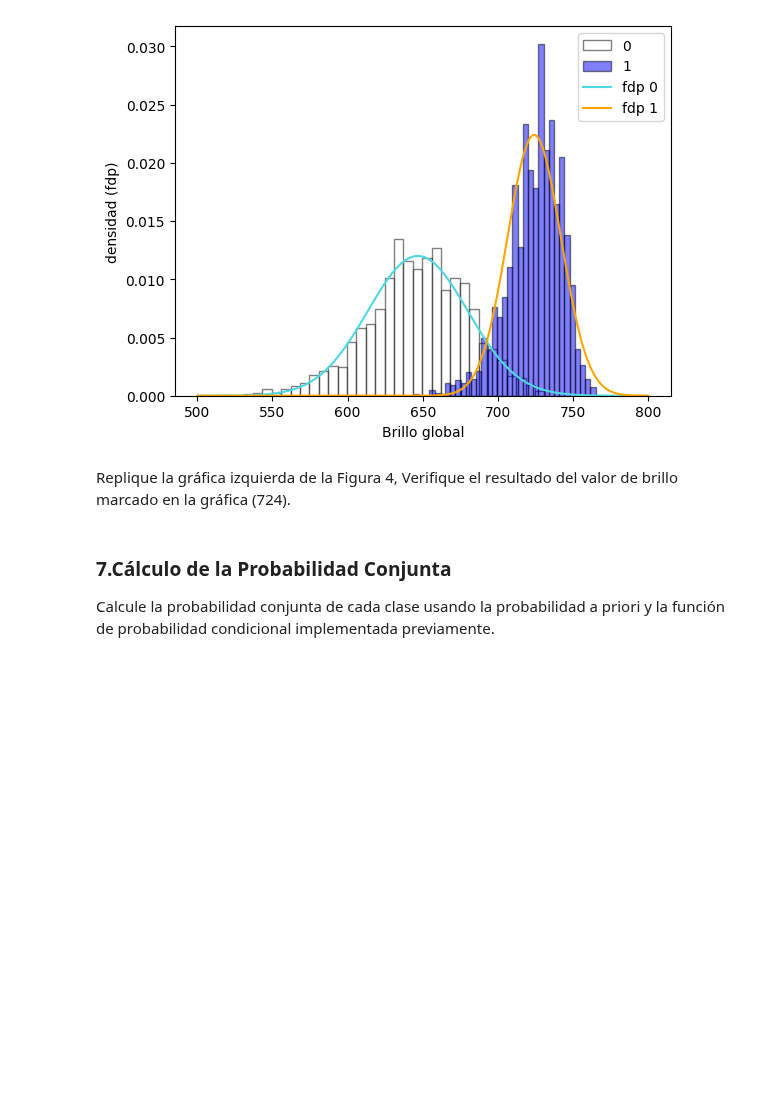
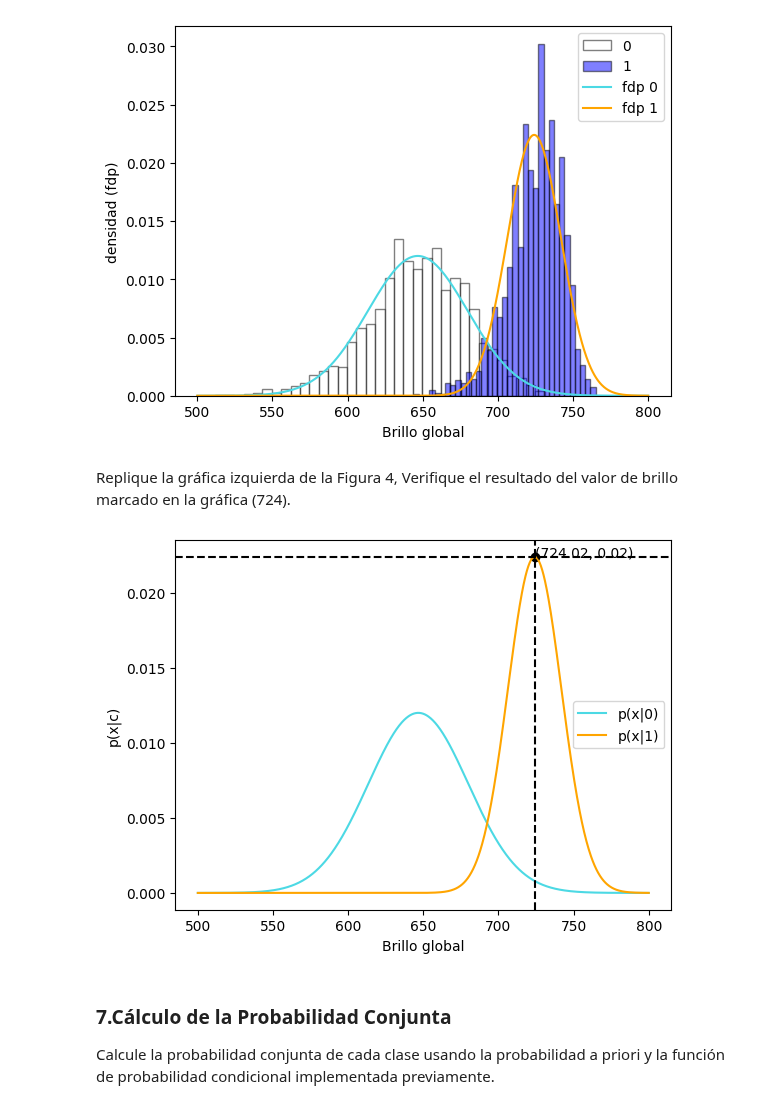
Before and after one commit to axelescalante0/Aprendizaje-Maquinal, a Jupyter notebook: Scrips/Clasificador Bayesiano/ClasificadorBayes.ipynb, the cells around one changed output. Drawn from its saved outputs; the diff is of its cells as text; code cells hidden in the pictures; blank space fills up the shorter version.

Commit message:
Naive Bayes: Grafico de probabilidad condicional

```diff
--- a/Scrips/Clasificador Bayesiano/ClasificadorBayes.ipynb
+++ b/Scrips/Clasificador Bayesiano/ClasificadorBayes.ipynb
@@ -266,6 +266,38 @@ plt.show()
 [figure]
 # %% [markdown]
 Replique la gráfica izquierda de la Figura 4, Verifique el resultado del valor de brillo marcado en la gráfica (724).
+# %%
+
+
+
+# Calcular las probabilidades condicionales
+prob_0 = prob_condicional(x, mean_0, std_0)
+prob_1 = prob_condicional(x, mean_1, std_1)
+
+# Encontrar los valores máximos y sus correspondientes valores de x
+max_prob_0 = np.max(prob_0)
+max_prob_1 = np.max(prob_1)
+max_x_0 = x[np.argmax(prob_0)]
+max_x_1 = x[np.argmax(prob_1)]
+
+# Gráfico de probabilidades condicionales de cada clase
+plt.plot(x, prob_0, color='#4CD9E4', label='p(x|0)')
+plt.plot(x, prob_1, color='orange', label='p(x|1)')
+
+# Agregar líneas horizontales y anotaciones para los valores máximos
+plt.axhline(y=max_prob_1, color='black', linestyle='--')
+plt.scatter([max_x_1], [max_prob_1], color='black')
+plt.text(max_x_1, max_prob_1, f'({max_x_1:.2f}, {max_prob_1:.2f})', color='black')
+
+# Agregar línea vertical en el eje x
+plt.axvline(x=max_x_1, color='black', linestyle='--')
+
+plt.xlabel('Brillo global')
+plt.ylabel('p(x|c)')
+plt.legend()
+plt.show()
+# %% [output]
+[figure, added]
 # %% [markdown]
 ### 7.Cálculo de la Probabilidad Conjunta
 
```
Also changed, not shown: parts of 2 cells of this notebook.
